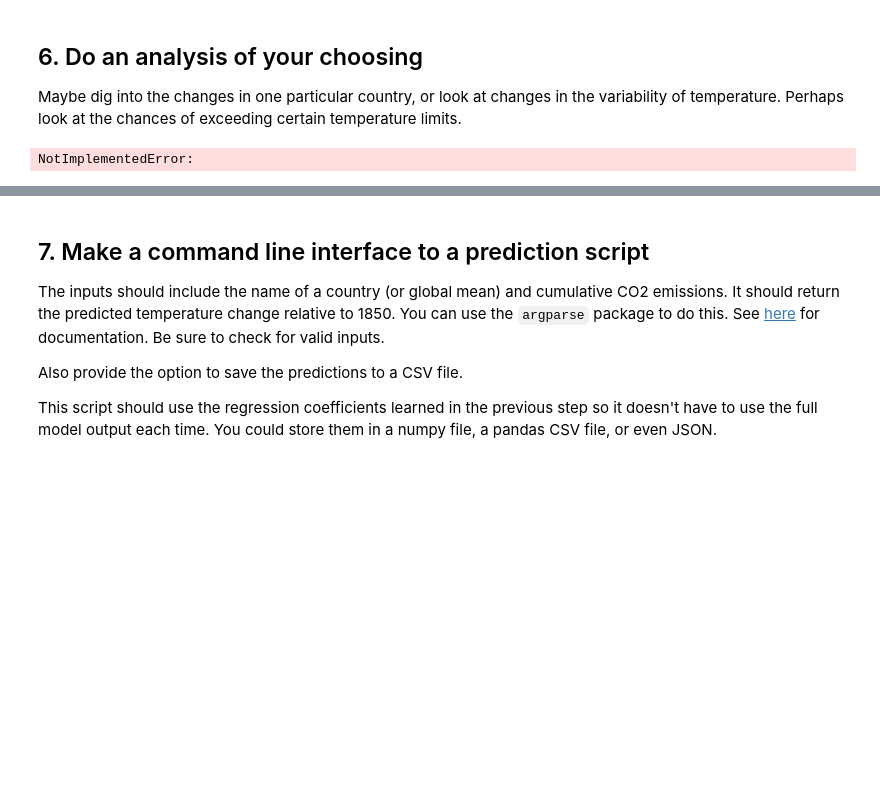
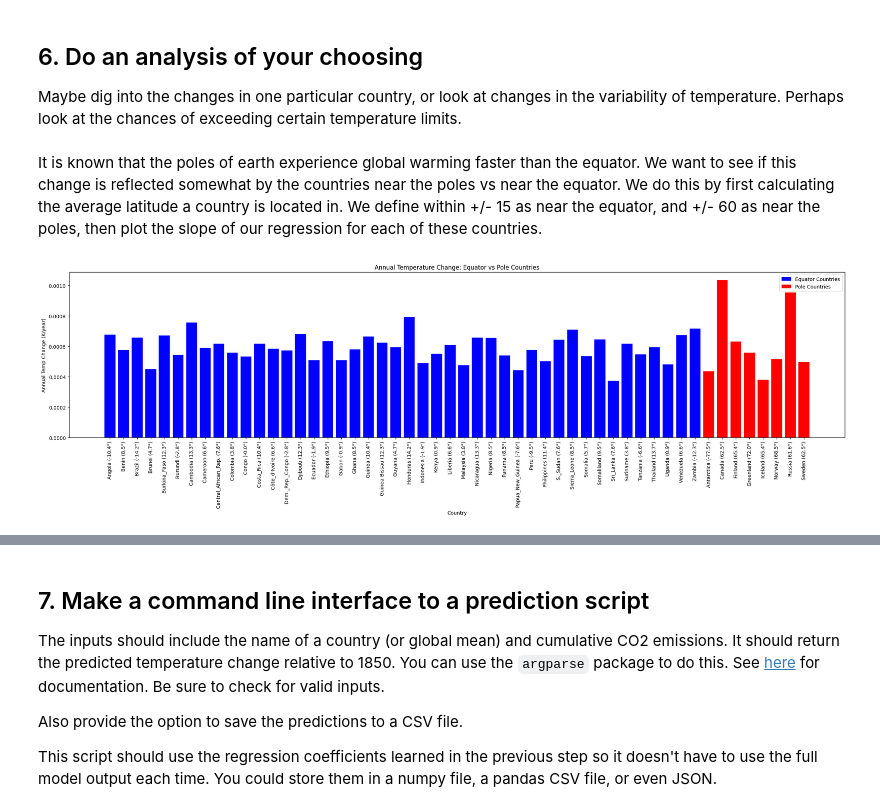
Before and after one commit to TangyKiwi/DSC-200, a Jupyter notebook: Project/Final project.ipynb, the cells around one changed output, grey strips where cells are left out. Saved outputs shown, nothing was run; the diff lists cells and outputs as text; code cells hidden in the pictures; blank space fills up the shorter version.

```diff
--- a/Project/Final project.ipynb
+++ b/Project/Final project.ipynb
@@ -407,8 +403,39 @@ Country: Kuwait                    Annual Temp Change: 0.000879 K/year
 ## 6. Do an analysis of your choosing
 
 Maybe dig into the changes in one particular country, or look at changes in the variability of temperature. Perhaps look at the chances of exceeding certain temperature limits.
+# %% [markdown]
+It is known that the poles of earth experience global warming faster than the equator. We want to see if this change is reflected somewhat by the countries near the poles vs near the equator. We do this by first calculating the average latitude a country is located in. We define within +/- 15 as near the equator, and +/- 60 as near the poles, then plot the slope of our regression for each of these countries.
 # %%
 # YOUR CODE HERE
-raise NotImplementedError()
+# compare the slopes of countries near the equator vs the poles
+equator_countries = []
+pole_countries = []
+i = 0
+for country in np.unique(country_mask.values):
+    country_lat = country_mask.where(country_mask == country, drop=True)["lat"].values
+    latitudes = country_lat.flatten()
+    mean_lat = np.mean(np.abs(latitudes))
+    if mean_lat < 15:
+        equator_countries.append((country, np.mean(latitudes)))
+    elif mean_lat > 60:
+        pole_countries.append((country, np.mean(latitudes)))
+    i += 1
+
+# plot in one graph, the slopes of equator countries vs pole countries
+# label equator countries in blue and pole countries in red
+# add their respective mean latitude to the x-axis labels
+plt.figure(figsize=(28, 6))
+equator_slopes = [slopes[i] for i, country in enumerate(country_mean_temp['country'].values) if country in [c[0] for c in equator_countries]]
+pole_slopes = [slopes[i] for i, country in enumerate(country_mean_temp['country'].values) if country in [c[0] for c in pole_countries]]
+equator_names = [f"{country} ({lat:.1f}°)" for country, lat in equator_countries]
+pole_names = [f"{country} ({lat:.1f}°)" for country, lat in pole_countries]
+plt.bar(equator_names, equator_slopes, color='blue', label='Equator Countries')
+plt.bar(pole_names, pole_slopes, color='red', label='Pole Countries')
+plt.xlabel("Country")
+plt.ylabel("Annual Temp Change (K/year)")
+plt.title("Annual Temperature Change: Equator vs Pole Countries")
+plt.xticks(rotation=90)
+plt.legend()
+plt.show()
 # %% [output]
-NotImplementedError:
+[figure, added]
```
Also changed, not shown: parts of 5 cells of this notebook, 2 other files.
